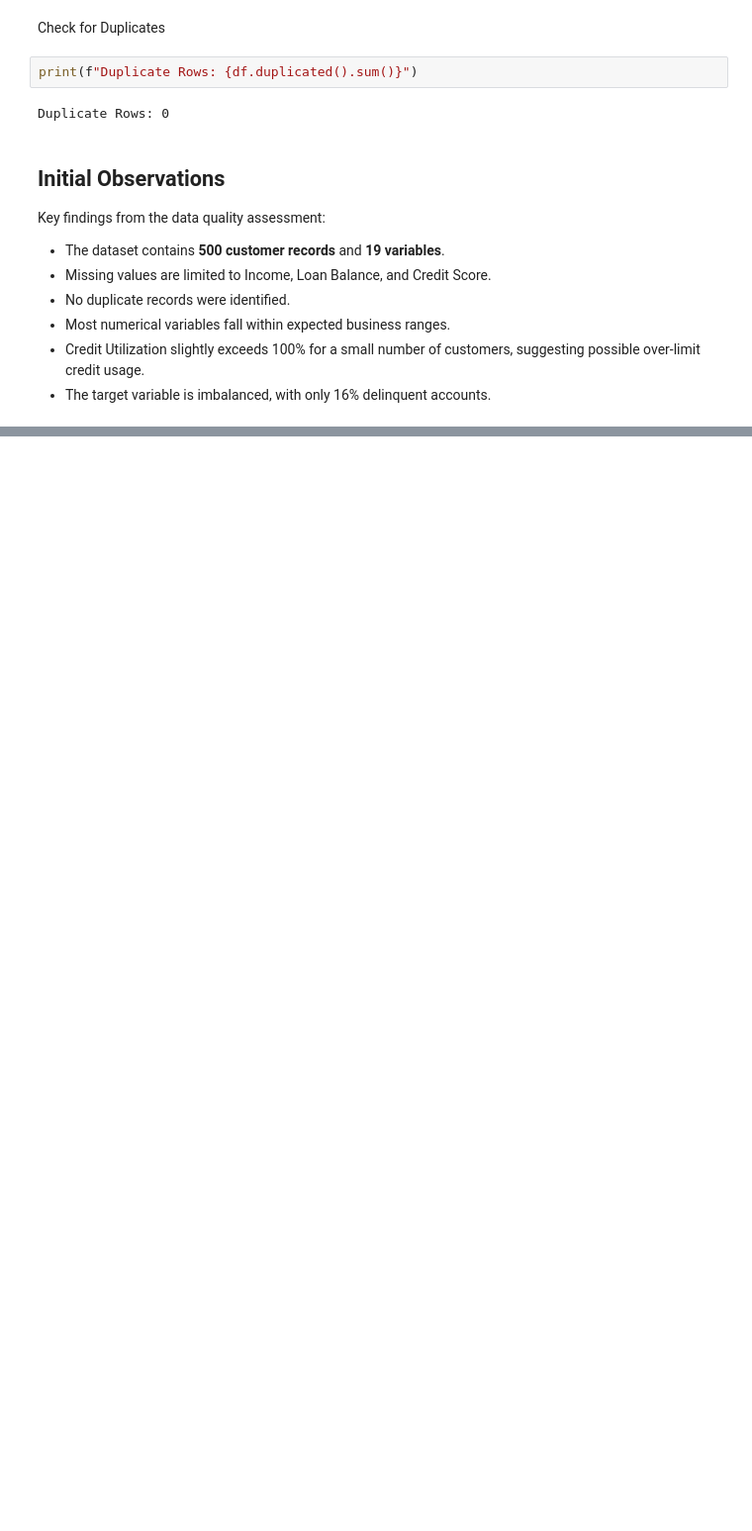
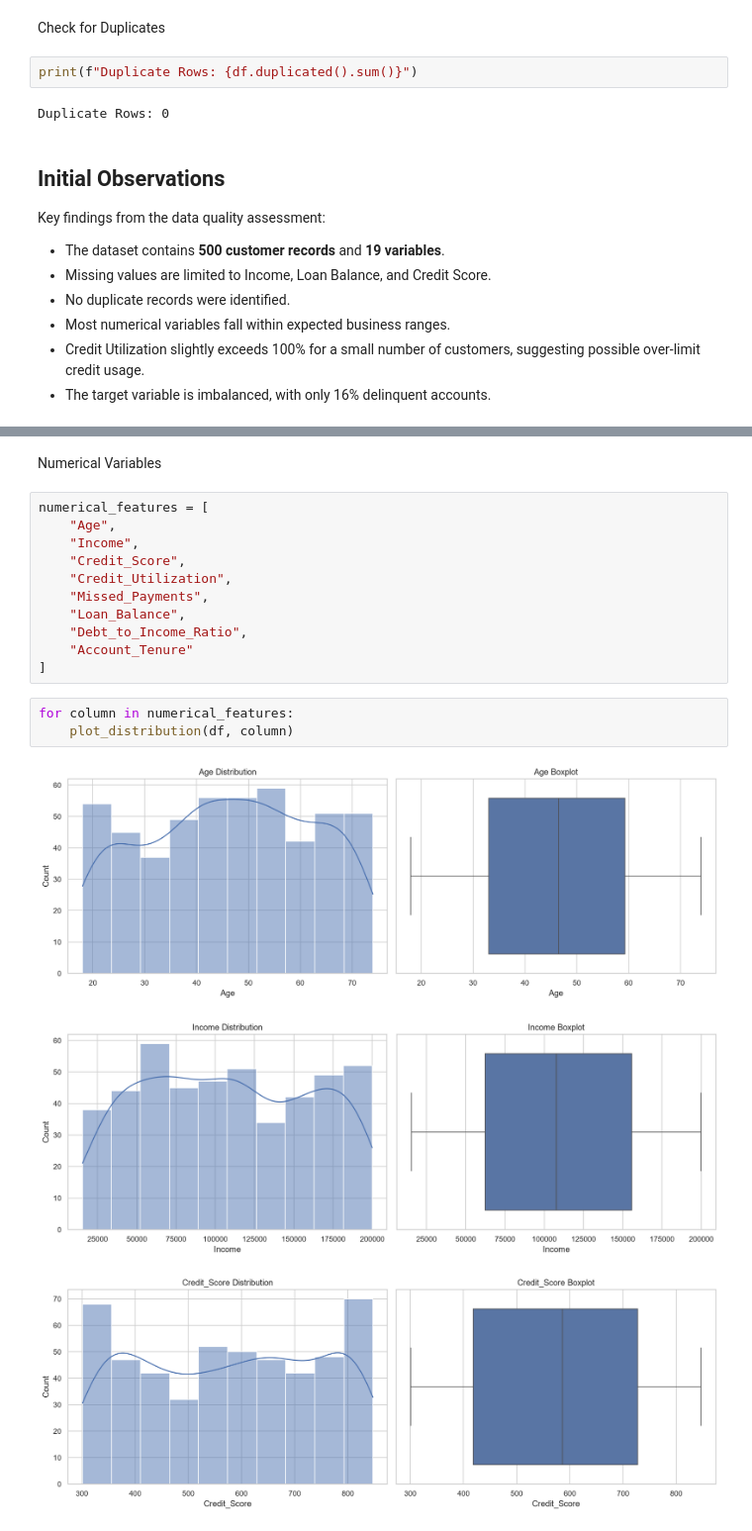
Before and after one commit to SakshiRaut004/Geldium-Credit-Delinquency-Risk-Analysis, a Jupyter notebook: notebooks/01_data_understanding.ipynb, the cells around one changed output, grey strips where cells are left out. Shown at 99% size. Cells and saved outputs as stored; diff of their text form; blank space fills up the shorter version.

```diff
--- a/notebooks/01_data_understanding.ipynb
+++ b/notebooks/01_data_understanding.ipynb
@@ -202,0 +273,20 @@ Key findings from the data quality assessment:
+# %% [markdown]
+Numerical Variables
+# %%
+numerical_features = [
+    "Age",
+    "Income",
+    "Credit_Score",
+    "Credit_Utilization",
+    "Missed_Payments",
+    "Loan_Balance",
+    "Debt_to_Income_Ratio",
+    "Account_Tenure"
+]
+# %%
+for column in numerical_features:
+    plot_distribution(df, column)
+# %% [output]
+[figure, added]
+[figure, added]
+[figure, added]
```
Also changed, not shown: parts of 66 cells of this notebook, 2 other files.
